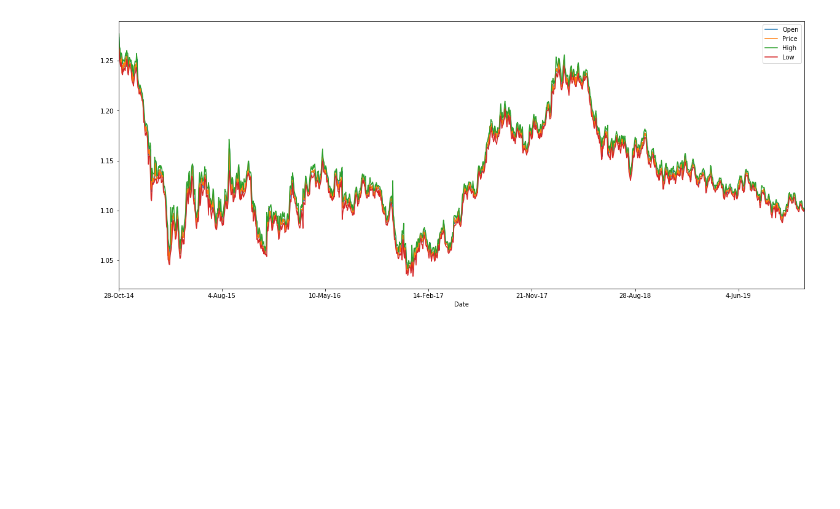
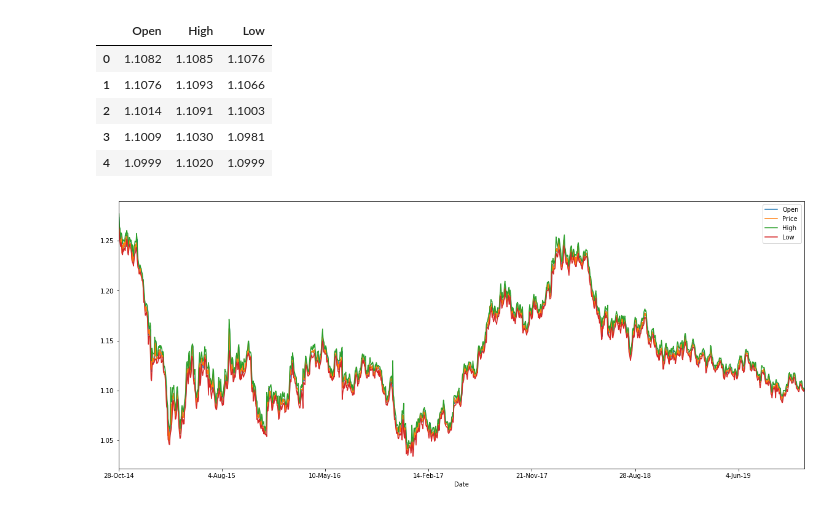
Before and after one commit to radheem/stock-market-PP-project, a Jupyter notebook: pp2.ipynb, the cells around one changed output. Drawn from its saved outputs; the diff is of its cells as text; code cells hidden in the pictures; blank space fills up the shorter version.

```diff
--- a/pp2.ipynb
+++ b/pp2.ipynb
@@ -13,6 +16,18 @@ Date   Price    Open    High     Low  per_change  Days
 2  30-Oct-14  1.2613  1.2631  1.2640  1.2547     -0.0015     2
 3  31-Oct-14  1.2525  1.2612  1.2618  1.2485     -0.0070     3
 4   3-Nov-14  1.2483  1.2515  1.2517  1.2441     -0.0034     4
+# %%
+T= pd.read_csv("./EUR_USD_test.csv")
+# T.head()
+test = T[['Open','High','Low']]
+test.head()
+# %% [output]
+|  | Open | High | Low |
+| 0 | 1.1082 | 1.1085 | 1.1076 |
+| 1 | 1.1076 | 1.1093 | 1.1066 |
+| 2 | 1.1014 | 1.1091 | 1.1003 |
+| 3 | 1.1009 | 1.1030 | 1.0981 |
+| 4 | 1.0999 | 1.1020 | 1.0999 |
 # %%
 
 plt.figure(figsize=(20,8))
```
Also changed, not shown: parts of 20 cells of this notebook, 2 other files.
